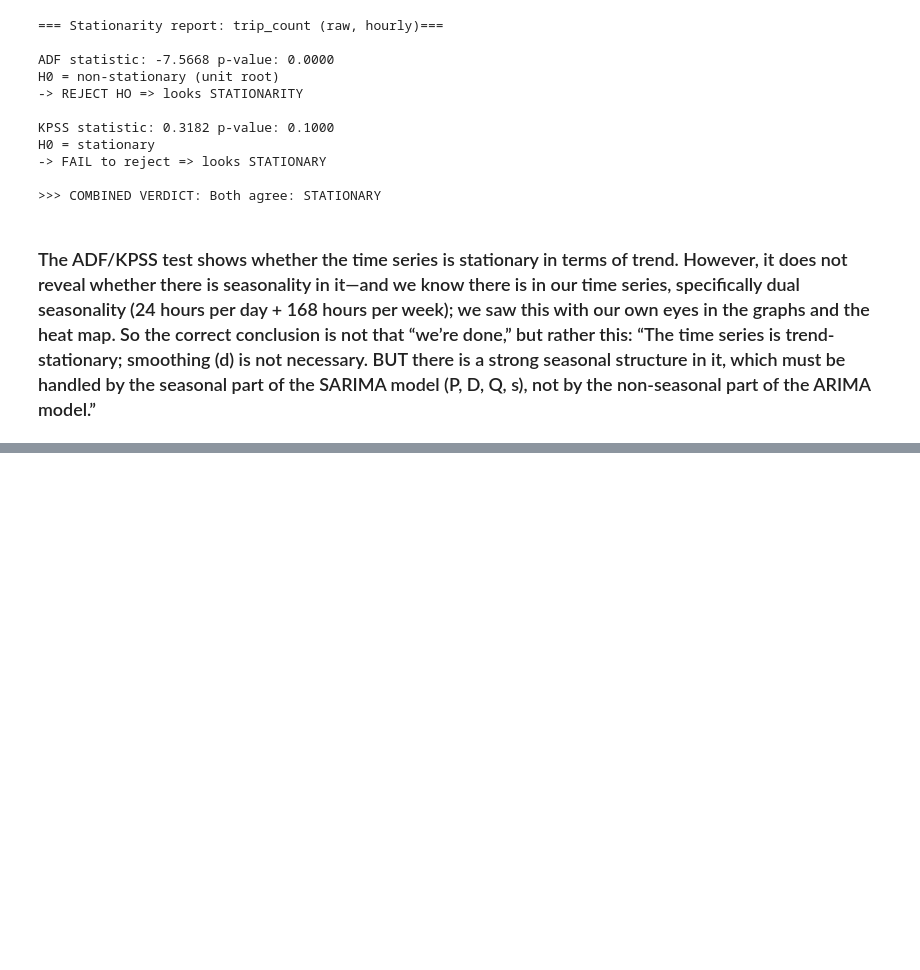
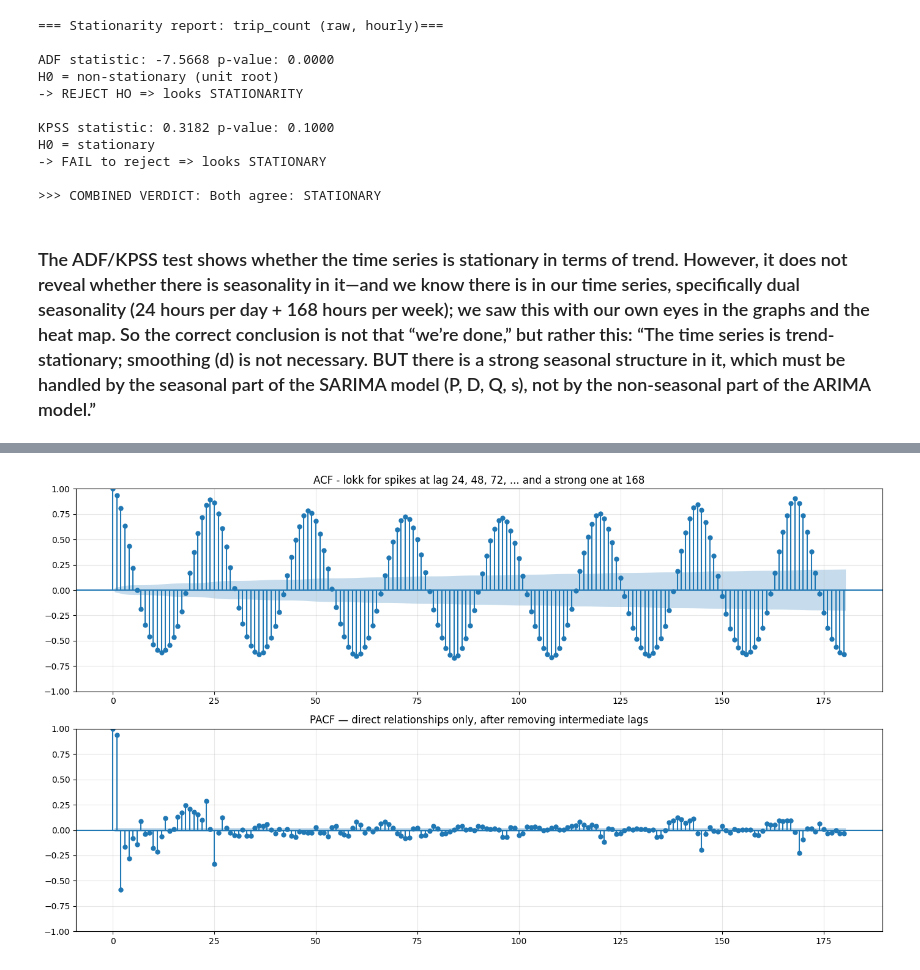
Before and after one commit to daminabence/time-series-forecasting-platform, a Jupyter notebook: notebooks/04_stationarity_analysis.ipynb, the cells around one changed output, grey strips where cells are left out. Drawn from its saved outputs; the diff is of its cells as text; code cells hidden in the pictures; blank space fills up the shorter version.

```diff
--- a/notebooks/04_stationarity_analysis.ipynb
+++ b/notebooks/04_stationarity_analysis.ipynb
@@ -106,0 +128,19 @@ H0 = stationary
+# %%
+from statsmodels.graphics.tsaplots import plot_acf, plot_pacf
+
+ts = df['trip_count']
+
+fig, axes = plt.subplots(2, 1, figsize=(14, 8))
+
+plot_acf(ts, lags=180, ax=axes[0], alpha=0.05)
+axes[0].set_title('ACF - lokk for spikes at lag 24, 48, 72, ... and a strong one at 168')
+axes[0].grid(True, alpha=0.3)
+
+plot_pacf(ts, lags=180, ax=axes[1], alpha=0.05, method='ywm')
+axes[1].set_title('PACF — direct relationships only, after removing intermediate lags')
+axes[1].grid(True, alpha=0.3)
+
+plt.tight_layout()
+plt.show()
+# %% [output]
+[figure, added]
```
Also changed, not shown: parts of 1 cell of this notebook.
